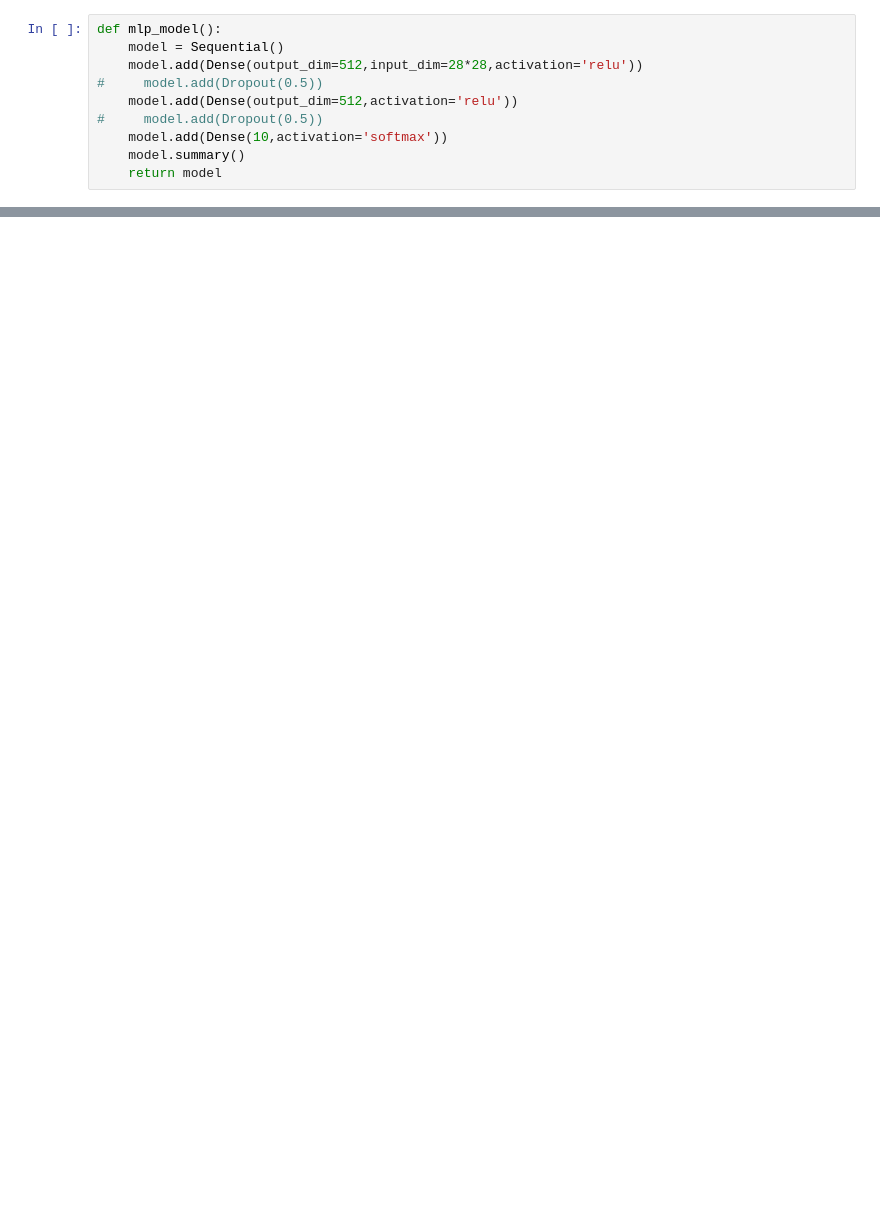
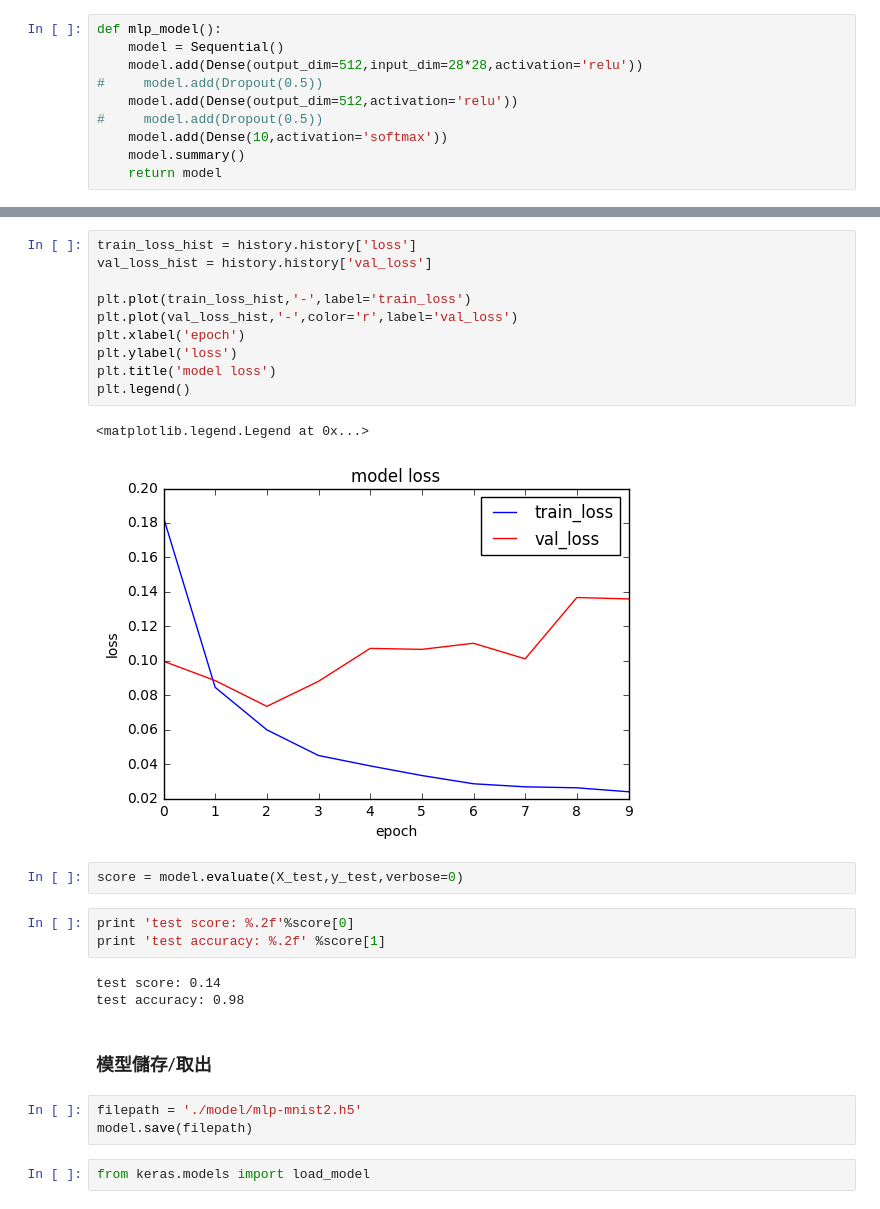
Before and after one commit to ihongChen/keras-tutorial, a Jupyter notebook: mnist-classify.ipynb, the cells around one changed output, grey strips where cells are left out. Drawn from its saved outputs; the diff is of its cells as text; blank space fills up the shorter version.

```diff
--- a/mnist-classify.ipynb
+++ b/mnist-classify.ipynb
@@ -328,0 +161,28 @@ Epoch 10/10
+# %%
+train_loss_hist = history.history['loss']
+val_loss_hist = history.history['val_loss']
+
+plt.plot(train_loss_hist,'-',label='train_loss')
+plt.plot(val_loss_hist,'-',color='r',label='val_loss')
+plt.xlabel('epoch')
+plt.ylabel('loss')
+plt.title('model loss')
+plt.legend()
+# %% [output]
+<matplotlib.legend.Legend at 0x...>
+[figure, added]
+# %%
+score = model.evaluate(X_test,y_test,verbose=0)
+# %%
+print 'test score: %.2f'%score[0]
+print 'test accuracy: %.2f' %score[1]
+# %% [output]
+test score: 0.14
+test accuracy: 0.98
+# %% [markdown]
+### 模型儲存/取出
+# %%
+filepath = './model/mlp-mnist2.h5'
+model.save(filepath)
+# %%
+from keras.models import load_model
```
Also changed, not shown: parts of 28 cells of this notebook.
